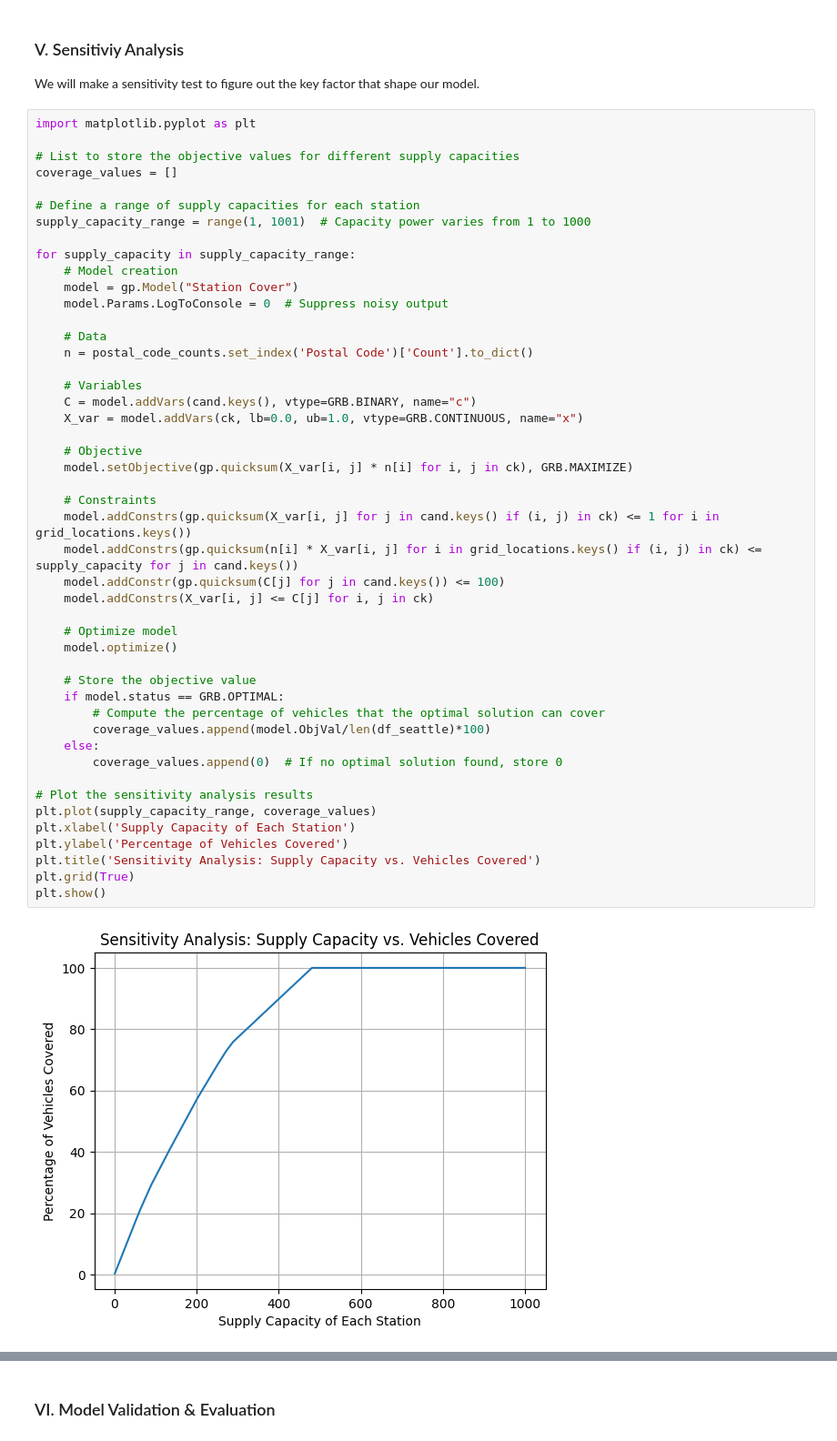
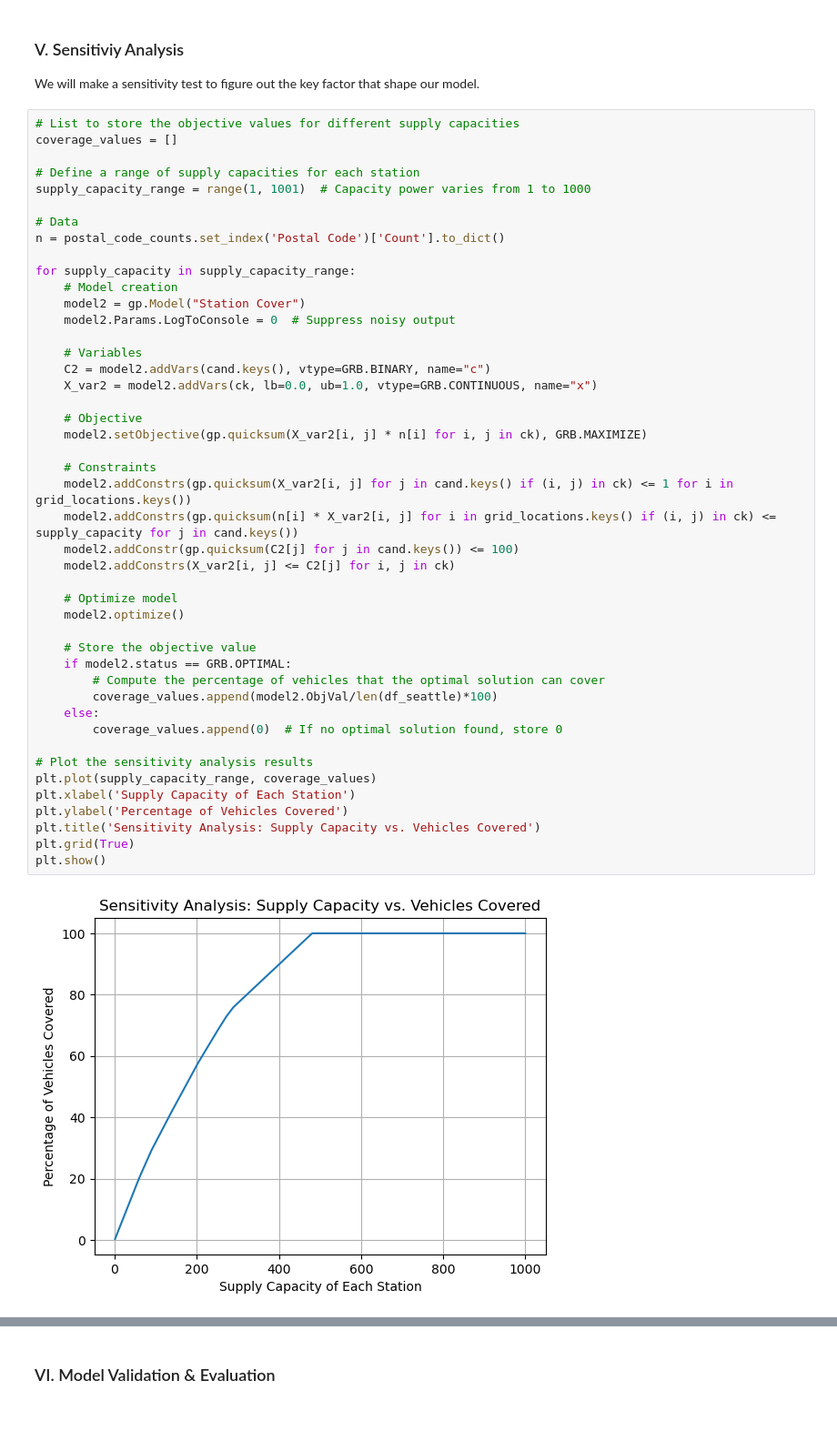
Before and after one commit to lqminhhh/Charging-Location-Optimization, a Jupyter notebook: Final.ipynb, the cells around one changed output, grey strips where cells are left out. Shown at 91% size. Saved outputs shown, nothing was run; the diff lists cells and outputs as text; blank space fills up the shorter version.

```diff
--- a/Final.ipynb
+++ b/Final.ipynb
@@ -412,54 +412,52 @@ fig.show()
 
 We will make a sensitivity test to figure out the key factor that shape our model.
 # %%
-import matplotlib.pyplot as plt
-
 # List to store the objective values for different supply capacities
 coverage_values = []
 
 # Define a range of supply capacities for each station
 supply_capacity_range = range(1, 1001)  # Capacity power varies from 1 to 1000
 
+# Data
+n = postal_code_counts.set_index('Postal Code')['Count'].to_dict()
+
 for supply_capacity in supply_capacity_range:
     # Model creation
-    model = gp.Model("Station Cover")
-    model.Params.LogToConsole = 0  # Suppress noisy output
-
-    # Data
-    n = postal_code_counts.set_index('Postal Code')['Count'].to_dict()
+    model2 = gp.Model("Station Cover")
+    model2.Params.LogToConsole = 0  # Suppress noisy output
 
     # Variables
-    C = model.addVars(cand.keys(), vtype=GRB.BINARY, name="c")
-    X_var = model.addVars(ck, lb=0.0, ub=1.0, vtype=GRB.CONTINUOUS, name="x")
+    C2 = model2.addVars(cand.keys(), vtype=GRB.BINARY, name="c")
+    X_var2 = model2.addVars(ck, lb=0.0, ub=1.0, vtype=GRB.CONTINUOUS, name="x")
 
     # Objective
-    model.setObjective(gp.quicksum(X_var[i, j] * n[i] for i, j in ck), GRB.MAXIMIZE)
+    model2.setObjective(gp.quicksum(X_var2[i, j] * n[i] for i, j in ck), GRB.MAXIMIZE)
 
     # Constraints
-    model.addConstrs(gp.quicksum(X_var[i, j] for j in cand.keys() if (i, j) in ck) <= 1 for i in grid_locations.keys())
-    model.addConstrs(gp.quicksum(n[i] * X_var[i, j] for i in grid_locations.keys() if (i, j) in ck) <= supply_capacity for j in cand.keys())
-    model.addConstr(gp.quicksum(C[j] for j in cand.keys()) <= 100)
-    model.addConstrs(X_var[i, j] <= C[j] for i, j in ck)
+    model2.addConstrs(gp.quicksum(X_var2[i, j] for j in cand.keys() if (i, j) in ck) <= 1 for i in grid_locations.keys())
+    model2.addConstrs(gp.quicksum(n[i] * X_var2[i, j] for i in grid_locations.keys() if (i, j) in ck) <= supply_capacity for j in cand.keys())
+    model2.addConstr(gp.quicksum(C2[j] for j in cand.keys()) <= 100)
+    model2.addConstrs(X_var2[i, j] <= C2[j] for i, j in ck)
 
     # Optimize model
-    model.optimize()
+    model2.optimize()
 
     # Store the objective value
-    if model.status == GRB.OPTIMAL:
+    if model2.status == GRB.OPTIMAL:
         # Compute the percentage of vehicles that the optimal solution can cover
-        coverage_values.append(model.ObjVal/len(df_seattle)*100)
+        coverage_values.append(model2.ObjVal/len(df_seattle)*100)
     else:
         coverage_values.append(0)  # If no optimal solution found, store 0
 
 # Plot the sensitivity analysis results
 plt.plot(supply_capacity_range, coverage_values)
 plt.xlabel('Supply Capacity of Each Station')
 plt.ylabel('Percentage of Vehicles Covered')
 plt.title('Sensitivity Analysis: Supply Capacity vs. Vehicles Covered')
 plt.grid(True)
 plt.show()
 # %% [output]
-[figure, old version]
+[figure, new version]
 # %%
 # List to store the objective values for different supply capacities
 coverage_values = []
```
Also changed, not shown: parts of 3 cells of this notebook.
